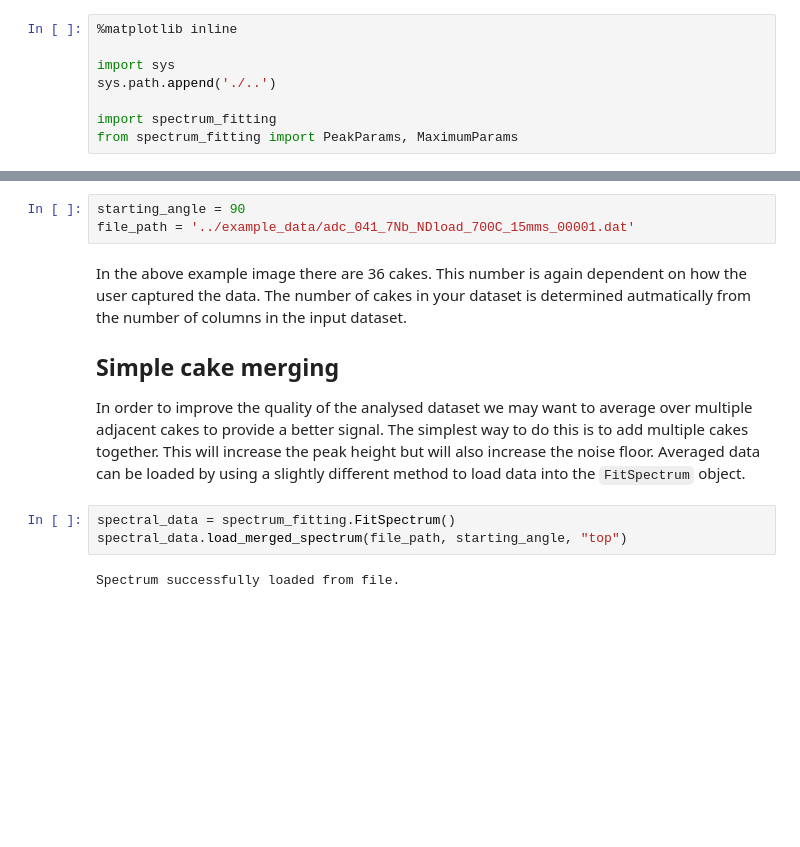
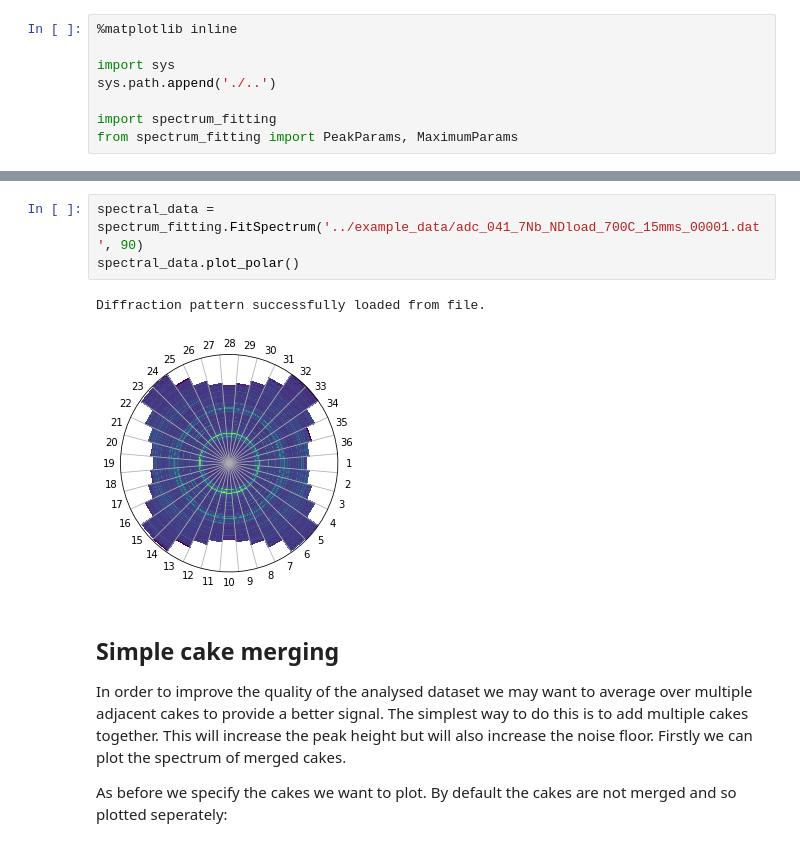
Before and after one commit to LightForm-group/xrdfit, a Jupyter notebook: tutorial notebooks/2 - Averaging for better signal.ipynb, the cells around one changed output, grey strips where cells are left out. Drawn from its saved outputs; the diff is of its cells as text; blank space fills up the shorter version.

```diff
--- a/tutorial notebooks/2 - Averaging for better signal.ipynb
+++ b/tutorial notebooks/2 - Averaging for better signal.ipynb
@@ -19,14 +13,12 @@ The cakes are ordered clockwise in the source data files but no information is p
-# %%
-starting_angle = 90
-file_path = '../example_data/adc_041_7Nb_NDload_700C_15mms_00001.dat'
+# %%
+spectral_data = spectrum_fitting.FitSpectrum('../example_data/adc_041_7Nb_NDload_700C_15mms_00001.dat', 90)
+spectral_data.plot_polar()
+# %% [output]
+Diffraction pattern successfully loaded from file.
+[figure, added]
 # %% [markdown]
-In the above example image there are 36 cakes. This number is again dependent on how the user captured the data. The number of cakes in your dataset is determined autmatically from the number of columns in the input dataset.
-
 ## Simple cake merging
 
-In order to improve the quality of the analysed dataset we may want to average over multiple adjacent cakes to provide a better signal. The simplest way to do this is to add multiple cakes together. This will increase the peak height but will also increase the noise floor. Averaged data can be loaded by using a slightly different method to load data into the `FitSpectrum` object.
+In order to improve the quality of the analysed dataset we may want to average over multiple adjacent cakes to provide a better signal. The simplest way to do this is to add multiple cakes together. This will increase the peak height but will also increase the noise floor. Firstly we can plot the spectrum of merged cakes.
+
+As before we specify the cakes we want to plot. By default the cakes are not merged and so plotted seperately:
-# %%
-spectral_data = spectrum_fitting.FitSpectrum()
-spectral_data.load_merged_spectrum(file_path, starting_angle, "top")
-# %% [output]
-Spectrum successfully loaded from file.
```
Also changed, not shown: parts of 16 cells of this notebook, 3 other files.
